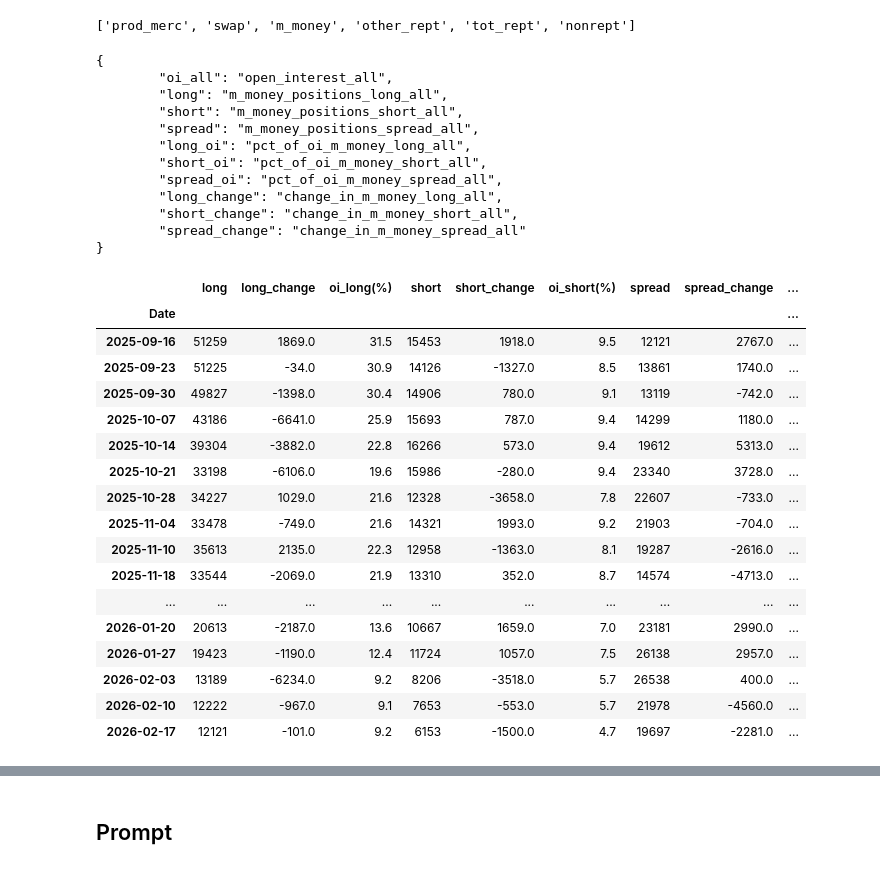
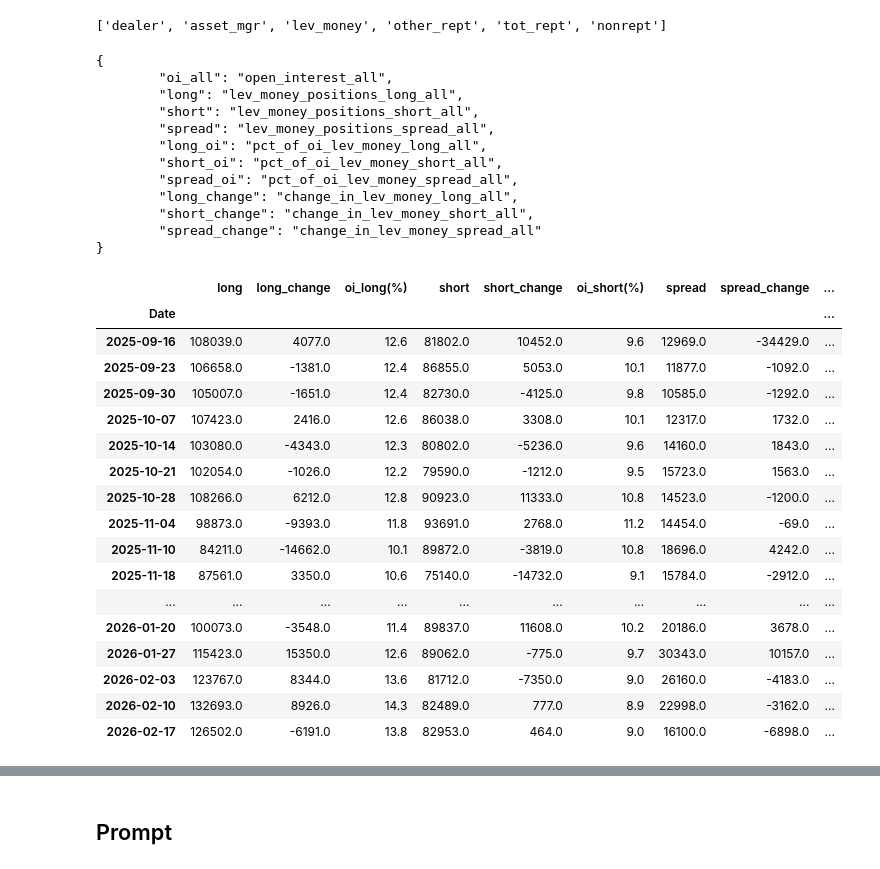
Before and after one commit to mod7ex/COT-analysis, a Jupyter notebook: analysis/table.ipynb, the cells around one changed output, grey strips where cells are left out. Saved outputs shown, nothing was run; the diff lists cells and outputs as text; code cells hidden in the pictures.

```diff
--- a/analysis/table.ipynb
+++ b/analysis/table.ipynb
@@ -4,8 +4,8 @@ from analysis import get_market_participants
 from utils import get_market_df, TRADERS_IN_FINANCIAL_FUTURES_FUT, LEGUACY_FUT, DISAGGREGATED_FUT, print_json
 # %%
 N = 23
-MARKET = "SILVER"
-REPORT_TYPE = DISAGGREGATED_FUT
+MARKET = "EURO FX"
+REPORT_TYPE = TRADERS_IN_FINANCIAL_FUTURES_FUT
 # %%
 df = get_market_df(cot_report_type=REPORT_TYPE, market=MARKET)
 # %% [output]
@@ -37,9 +37,9 @@ participants = get_market_participants(df)
 
 list(participants.keys())
 # %% [output]
-['prod_merc', 'swap', 'm_money', 'other_rept', 'tot_rept', 'nonrept']
+['dealer', 'asset_mgr', 'lev_money', 'other_rept', 'tot_rept', 'nonrept']
 # %%
-participant_STR = 'm_money'
+participant_STR = 'lev_money'
 
 picked_participant = participants[participant_STR]
 
@@ -47,15 +47,15 @@ print_json(picked_participant)
 # %% [output]
 {
         "oi_all": "open_interest_all",
-        "long": "m_money_positions_long_all",
-        "short": "m_money_positions_short_all",
-        "spread": "m_money_positions_spread_all",
-        "long_oi": "pct_of_oi_m_money_long_all",
-        "short_oi": "pct_of_oi_m_money_short_all",
-        "spread_oi": "pct_of_oi_m_money_spread_all",
-        "long_change": "change_in_m_money_long_all",
-        "short_change": "change_in_m_money_short_all",
-        "spread_change": "change_in_m_money_spread_all"
+        "long": "lev_money_positions_long_all",
+        "short": "lev_money_positions_short_all",
+        "spread": "lev_money_positions_spread_all",
+        "long_oi": "pct_of_oi_lev_money_long_all",
+        "short_oi": "pct_of_oi_lev_money_short_all",
+        "spread_oi": "pct_of_oi_lev_money_spread_all",
+        "long_change": "change_in_lev_money_long_all",
+        "short_change": "change_in_lev_money_short_all",
+        "spread_change": "change_in_lev_money_spread_all"
 }
 # %%
 change_col = lambda side: f"{side}_change"
@@ -63,49 +63,52 @@ oi_col = lambda side: f"oi_{side}(%)"
 # %%
 picked_participant_df = pd.DataFrame({})
 
 for side in ['long', 'short',  'spread']:
     if side not in picked_participant: continue
     picked_participant_df[side] = df[picked_participant[side]]
     picked_participant_df[change_col(side)] = pd.to_numeric(df[picked_participant[f'{side}_change']], errors="coerce")
     picked_participant_df[oi_col(side)] = df[picked_participant[f"{side}_oi"]]
 
-picked_participant_df['Net'] = picked_participant_df['long'] - picked_participant_df['short']
-picked_participant_df['Net % change'] = 100 * picked_participant_df['Net'].pct_change(periods=1)
+picked_participant_df['oi_all'] = df[picked_participant["oi_all"]]
+
+picked_participant_df['net'] = picked_participant_df['long'] - picked_participant_df['short']
+picked_participant_df['net % change'] = 100 * picked_participant_df['net'].pct_change(periods=1)
+picked_participant_df['net/oi_all'] = 100*picked_participant_df['net']/df[picked_participant["oi_all"]]
 
 picked_participant_df['total'] = (
     picked_participant_df['long'] +
     picked_participant_df['short'] +
     (picked_participant_df['spread'] if 'spread' in picked_participant_df else 0)
 )
 
 picked_participant_df['long (%)'] = 100 * picked_participant_df['long'] / picked_participant_df['total']
 picked_participant_df['short (%)'] = 100 * picked_participant_df['short'] / picked_participant_df['total']
 picked_participant_df['spread (%)'] = 100 * picked_participant_df['spread'] / picked_participant_df['total']
 
-picked_participant_df['oi_all'] = df[picked_participant["oi_all"]]
+picked_participant_df['net/total'] = 100*picked_participant_df['net']/picked_participant_df['total']
 
 picked_participant_df = picked_participant_df.tail(N)
 
 picked_participant_df
 # %% [output]
 |  | long | long_change | oi_long(%) | short | short_change | oi_short(%) | spread | spread_change | ... |
 | Date |  |  |  |  |  |  |  |  | ... |
-| 2025-09-16 | 51259 | 1869.0 | 31.5 | 15453 | 1918.0 | 9.5 | 12121 | 2767.0 | ... |
-| 2025-09-23 | 51225 | -34.0 | 30.9 | 14126 | -1327.0 | 8.5 | 13861 | 1740.0 | ... |
-| 2025-09-30 | 49827 | -1398.0 | 30.4 | 14906 | 780.0 | 9.1 | 13119 | -742.0 | ... |
-| 2025-10-07 | 43186 | -6641.0 | 25.9 | 15693 | 787.0 | 9.4 | 14299 | 1180.0 | ... |
-| 2025-10-14 | 39304 | -3882.0 | 22.8 | 16266 | 573.0 | 9.4 | 19612 | 5313.0 | ... |
-| 2025-10-21 | 33198 | -6106.0 | 19.6 | 15986 | -280.0 | 9.4 | 23340 | 3728.0 | ... |
-| 2025-10-28 | 34227 | 1029.0 | 21.6 | 12328 | -3658.0 | 7.8 | 22607 | -733.0 | ... |
-| 2025-11-04 | 33478 | -749.0 | 21.6 | 14321 | 1993.0 | 9.2 | 21903 | -704.0 | ... |
-| 2025-11-10 | 35613 | 2135.0 | 22.3 | 12958 | -1363.0 | 8.1 | 19287 | -2616.0 | ... |
-| 2025-11-18 | 33544 | -2069.0 | 21.9 | 13310 | 352.0 | 8.7 | 14574 | -4713.0 | ... |
+| 2025-09-16 | 108039.0 | 4077.0 | 12.6 | 81802.0 | 10452.0 | 9.6 | 12969.0 | -34429.0 | ... |
+| 2025-09-23 | 106658.0 | -1381.0 | 12.4 | 86855.0 | 5053.0 | 10.1 | 11877.0 | -1092.0 | ... |
+| 2025-09-30 | 105007.0 | -1651.0 | 12.4 | 82730.0 | -4125.0 | 9.8 | 10585.0 | -1292.0 | ... |
+| 2025-10-07 | 107423.0 | 2416.0 | 12.6 | 86038.0 | 3308.0 | 10.1 | 12317.0 | 1732.0 | ... |
+| 2025-10-14 | 103080.0 | -4343.0 | 12.3 | 80802.0 | -5236.0 | 9.6 | 14160.0 | 1843.0 | ... |
+| 2025-10-21 | 102054.0 | -1026.0 | 12.2 | 79590.0 | -1212.0 | 9.5 | 15723.0 | 1563.0 | ... |
+| 2025-10-28 | 108266.0 | 6212.0 | 12.8 | 90923.0 | 11333.0 | 10.8 | 14523.0 | -1200.0 | ... |
+| 2025-11-04 | 98873.0 | -9393.0 | 11.8 | 93691.0 | 2768.0 | 11.2 | 14454.0 | -69.0 | ... |
+| 2025-11-10 | 84211.0 | -14662.0 | 10.1 | 89872.0 | -3819.0 | 10.8 | 18696.0 | 4242.0 | ... |
+| 2025-11-18 | 87561.0 | 3350.0 | 10.6 | 75140.0 | -14732.0 | 9.1 | 15784.0 | -2912.0 | ... |
 | ... | ... | ... | ... | ... | ... | ... | ... | ... | ... |
-| 2026-01-20 | 20613 | -2187.0 | 13.6 | 10667 | 1659.0 | 7.0 | 23181 | 2990.0 | ... |
-| 2026-01-27 | 19423 | -1190.0 | 12.4 | 11724 | 1057.0 | 7.5 | 26138 | 2957.0 | ... |
-| 2026-02-03 | 13189 | -6234.0 | 9.2 | 8206 | -3518.0 | 5.7 | 26538 | 400.0 | ... |
-| 2026-02-10 | 12222 | -967.0 | 9.1 | 7653 | -553.0 | 5.7 | 21978 | -4560.0 | ... |
-| 2026-02-17 | 12121 | -101.0 | 9.2 | 6153 | -1500.0 | 4.7 | 19697 | -2281.0 | ... |
+| 2026-01-20 | 100073.0 | -3548.0 | 11.4 | 89837.0 | 11608.0 | 10.2 | 20186.0 | 3678.0 | ... |
+| 2026-01-27 | 115423.0 | 15350.0 | 12.6 | 89062.0 | -775.0 | 9.7 | 30343.0 | 10157.0 | ... |
+| 2026-02-03 | 123767.0 | 8344.0 | 13.6 | 81712.0 | -7350.0 | 9.0 | 26160.0 | -4183.0 | ... |
+| 2026-02-10 | 132693.0 | 8926.0 | 14.3 | 82489.0 | 777.0 | 8.9 | 22998.0 | -3162.0 | ... |
+| 2026-02-17 | 126502.0 | -6191.0 | 13.8 | 82953.0 | 464.0 | 9.0 | 16100.0 | -6898.0 | ... |
 # %%
 color_map = {
     "long": "Greens",
```
Also changed, not shown: parts of 4 cells of this notebook, 1 other file.
